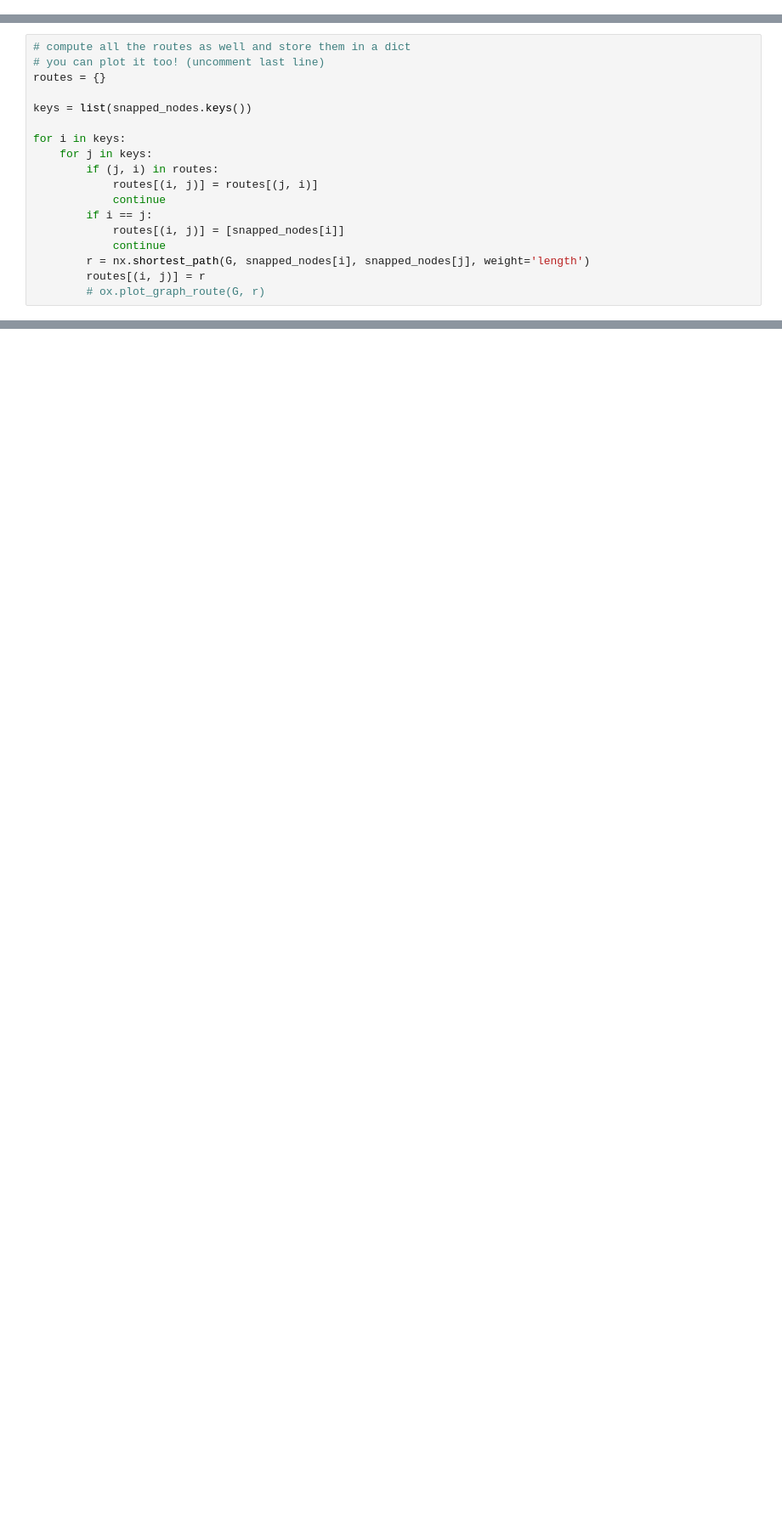
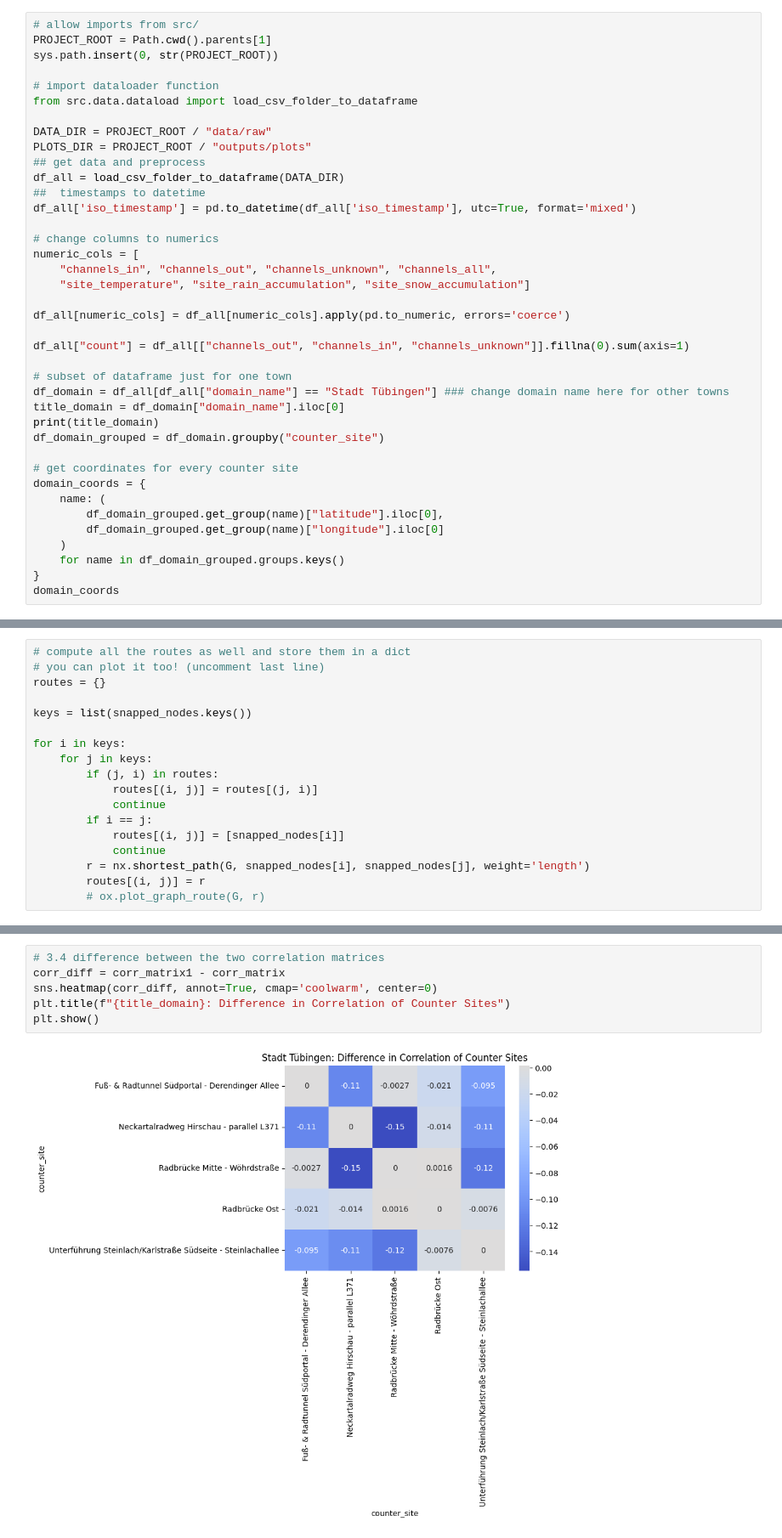
Before and after one commit to cleesee/fahrradzaehler, a Jupyter notebook: notebooks/distcorr/tue_distcorr.ipynb, the cells around one changed output, grey strips where cells are left out. Shown at 85% size. Cells and saved outputs as stored; diff of their text form; blank space fills up the shorter version.

```diff
--- a/notebooks/distcorr/tue_distcorr.ipynb
+++ b/notebooks/distcorr/tue_distcorr.ipynb
@@ -82,0 +35,39 @@ Stadt Tübingen
+# %%
+# allow imports from src/
+PROJECT_ROOT = Path.cwd().parents[1]
+sys.path.insert(0, str(PROJECT_ROOT))
+
+# import dataloader function
+from src.data.dataload import load_csv_folder_to_dataframe
+
+DATA_DIR = PROJECT_ROOT / "data/raw"
+PLOTS_DIR = PROJECT_ROOT / "outputs/plots"
+## get data and preprocess
+df_all = load_csv_folder_to_dataframe(DATA_DIR)
+##  timestamps to datetime
+df_all['iso_timestamp'] = pd.to_datetime(df_all['iso_timestamp'], utc=True, format='mixed')
+
+# change columns to numerics
+numeric_cols = [
+    "channels_in", "channels_out", "channels_unknown", "channels_all",
+    "site_temperature", "site_rain_accumulation", "site_snow_accumulation"]
+
+df_all[numeric_cols] = df_all[numeric_cols].apply(pd.to_numeric, errors='coerce')
+
+df_all["count"] = df_all[["channels_out", "channels_in", "channels_unknown"]].fillna(0).sum(axis=1)
+
+# subset of dataframe just for one town
+df_domain = df_all[df_all["domain_name"] == "Stadt Tübingen"] ### change domain name here for other towns
+title_domain = df_domain["domain_name"].iloc[0]
+print(title_domain)
+df_domain_grouped = df_domain.groupby("counter_site")
+
+# get coordinates for every counter site
+domain_coords = {
+    name: (
+        df_domain_grouped.get_group(name)["latitude"].iloc[0],
+        df_domain_grouped.get_group(name)["longitude"].iloc[0]
+    )
+    for name in df_domain_grouped.groups.keys()
+}
+domain_coords
@@ -271,0 +300,8 @@ plt.show()
+# %%
+# 3.4 difference between the two correlation matrices
+corr_diff = corr_matrix1 - corr_matrix
+sns.heatmap(corr_diff, annot=True, cmap='coolwarm', center=0)
+plt.title(f"{title_domain}: Difference in Correlation of Counter Sites")
+plt.show()
+# %% [output]
+[figure, added]
```
Also changed, not shown: parts of 30 cells of this notebook.
